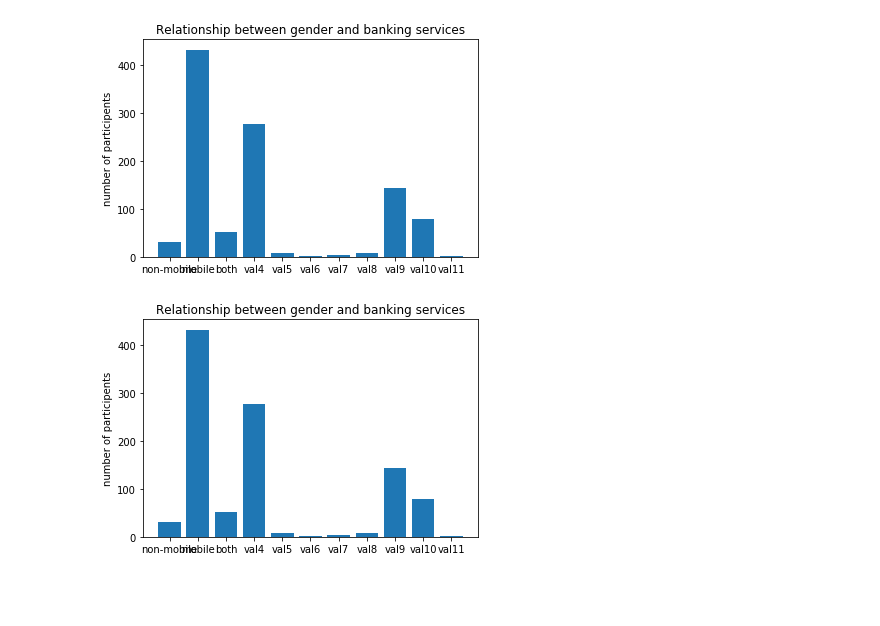
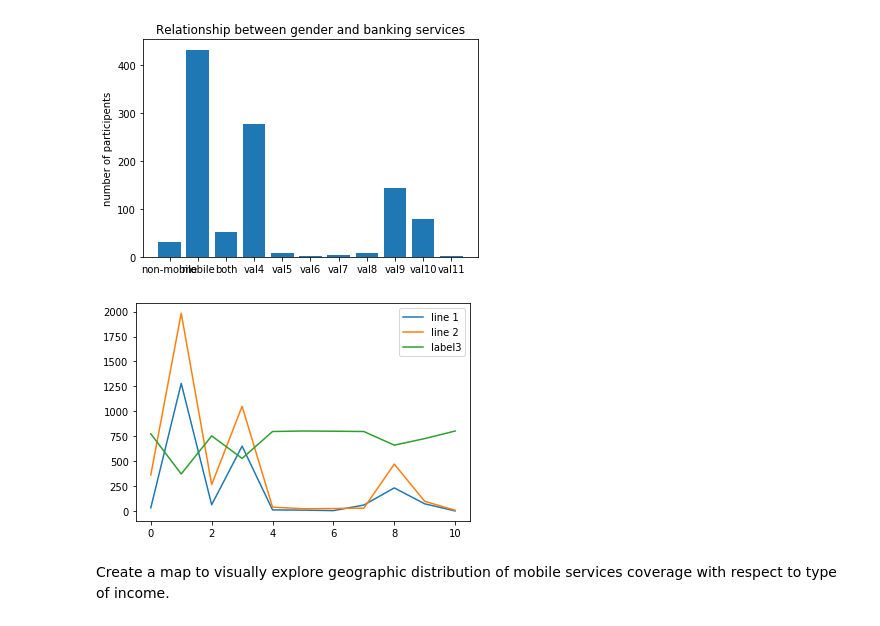
Before and after one commit to Bubbablack/Data_Visualisation_Project, a Jupyter notebook: src/Data_Visualisation_Project.ipynb, the cells around one changed output. Saved outputs shown, nothing was run; the diff lists cells and outputs as text; code cells hidden in the pictures; blank space fills up the shorter version.

Commit message:
updated line graph

```diff
--- a/src/Data_Visualisation_Project.ipynb
+++ b/src/Data_Visualisation_Project.ipynb
@@ -234,25 +232,43 @@ plt.show()
 # %% [output]
 [figure]
 # %%
-both_val1 = (mobile['Q8_1'] == 1).sum()
-both_val2 = (mobile['Q8_2'] == 1).sum()
-both_val3 = (mobile['Q8_3'] == 1).sum()
-both_val4 = (mobile['Q8_4'] == 1).sum()
-both_val5 = (mobile['Q8_5'] == 1).sum()
-both_val6 = (mobile['Q8_6'] == 1).sum()
-both_val7 = (mobile['Q8_7'] == 1).sum()
-both_val8 = (mobile['Q8_8'] == 1).sum()
-both_val9 = (mobile['Q8_9'] == 1).sum()
-both_val10 = (mobile['Q8_10'] == 1).sum()
-both_val11 = (mobile['Q8_11'] == 1).sum()
+both_val1 = (nomobile['Q8_1'] == 1).sum()
+both_val2 = (nomobile['Q8_2'] == 1).sum()
+both_val3 = (nomobile['Q8_3'] == 1).sum()
+both_val4 = (nomobile['Q8_4'] == 1).sum()
+both_val5 = (nomobile['Q8_5'] == 1).sum()
+both_val6 = (nomobile['Q8_6'] == 1).sum()
+both_val7 = (nomobile['Q8_7'] == 1).sum()
+both_val8 = (nomobile['Q8_8'] == 1).sum()
+both_val9 = (nomobile['Q8_9'] == 1).sum()
+both_val10 = (nomobile['Q8_10'] == 1).sum()
+both_val11 = (nomobile['Q8_11'] == 1).sum()
 
-xtings = [both_val1,both_val2,both_val3,both_val4,both_val5,both_val6,both_val7,both_val8,both_val9,both_val10,both_val11]
-fig, ax = plt.subplots()
+val1 = (have_both['Q8_1'] == 1).sum()
+val2 = (have_both['Q8_2'] == 1).sum()
+val3 = (have_both['Q8_3'] == 1).sum()
+val4 = (have_both['Q8_4'] == 1).sum()
+val5 = (have_both['Q8_5'] == 1).sum()
+val6 = (have_both['Q8_6'] == 1).sum()
+val7 = (have_both['Q8_7'] == 1).sum()
+val8 = (have_both['Q8_8'] == 1).sum()
+val9 = (have_both['Q8_9'] == 1).sum()
+val10 = (have_both['Q8_10'] == 1).sum()
+val11 = (have_both['Q8_11'] == 1).sum()
 
-ax.bar(somting, xtings, label='Men')
-ax.set_ylabel('number of participents')
-ax.set_title('Relationship between gender and banking services')
+plt.plot([both_val1,both_val2,both_val3,both_val4,both_val5,both_val6,both_val7,both_val8,both_val9,both_val10,both_val11],label="line 1")
+plt.plot([val1,val2,val3,val4,val5,val6,val7,val8,val9,val10,val11],label="line 2")
+plt.plot([mob_val1,mob_val2,mob_val3,mob_val4,mob_val5,mob_val6,mob_val7,mob_val8,mob_val9,mob_val10,mob_val11],label="label3")
+plt.legend()
+#xtings = [both_val1,both_val2,both_val3,both_val4,both_val5,both_val6,both_val7,both_val8,both_val9,both_val10,both_val11]
+#fig, ax = plt.subplots()
+
+#ax.bar(somting, xtings, label='Men')
+#ax.set_ylabel('number of participents')
+#ax.set_title('Relationship between gender and banking services')
 
 plt.show()
 # %% [output]
-[figure, old version]
+[figure, new version]
+# %% [markdown]
+Create a map to visually explore geographic distribution of mobile services coverage with respect to type of income.
```
Also changed, not shown: parts of 2 cells of this notebook.
